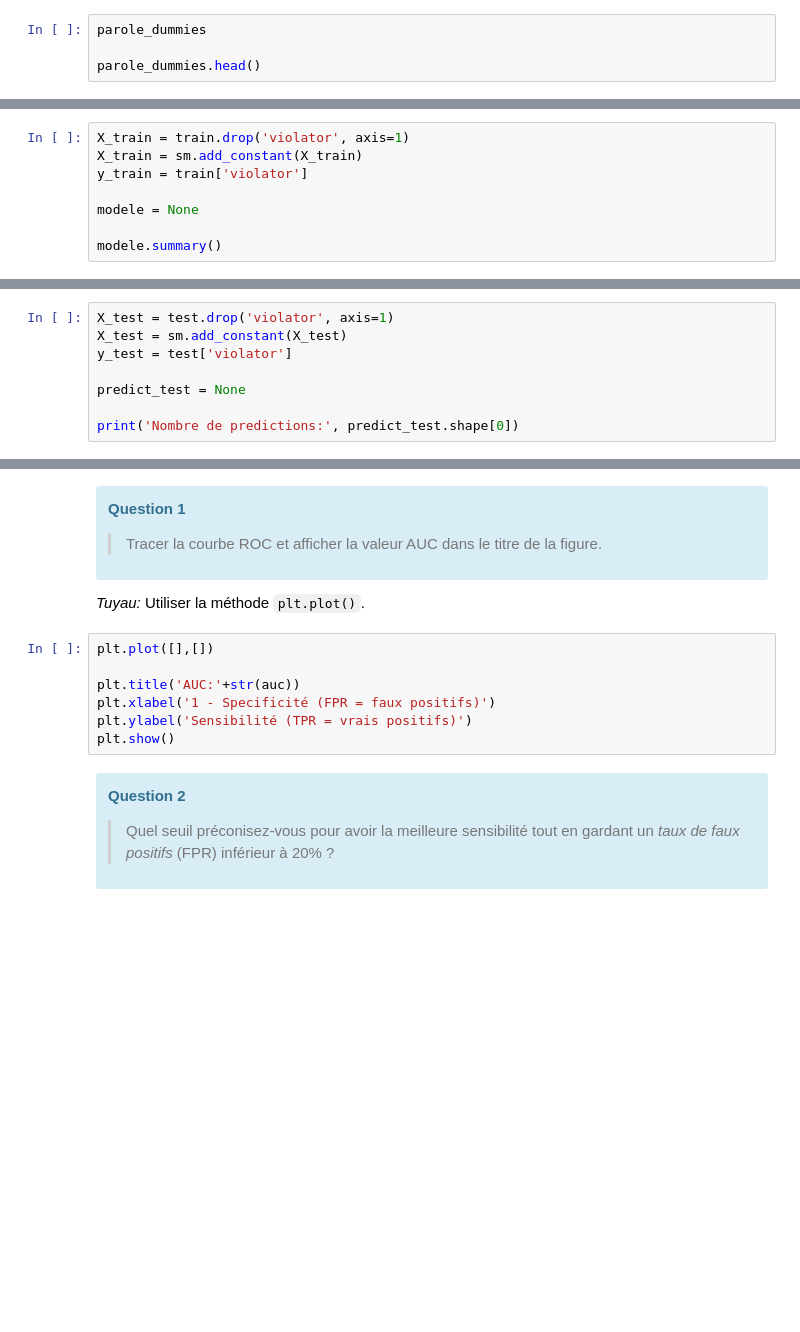
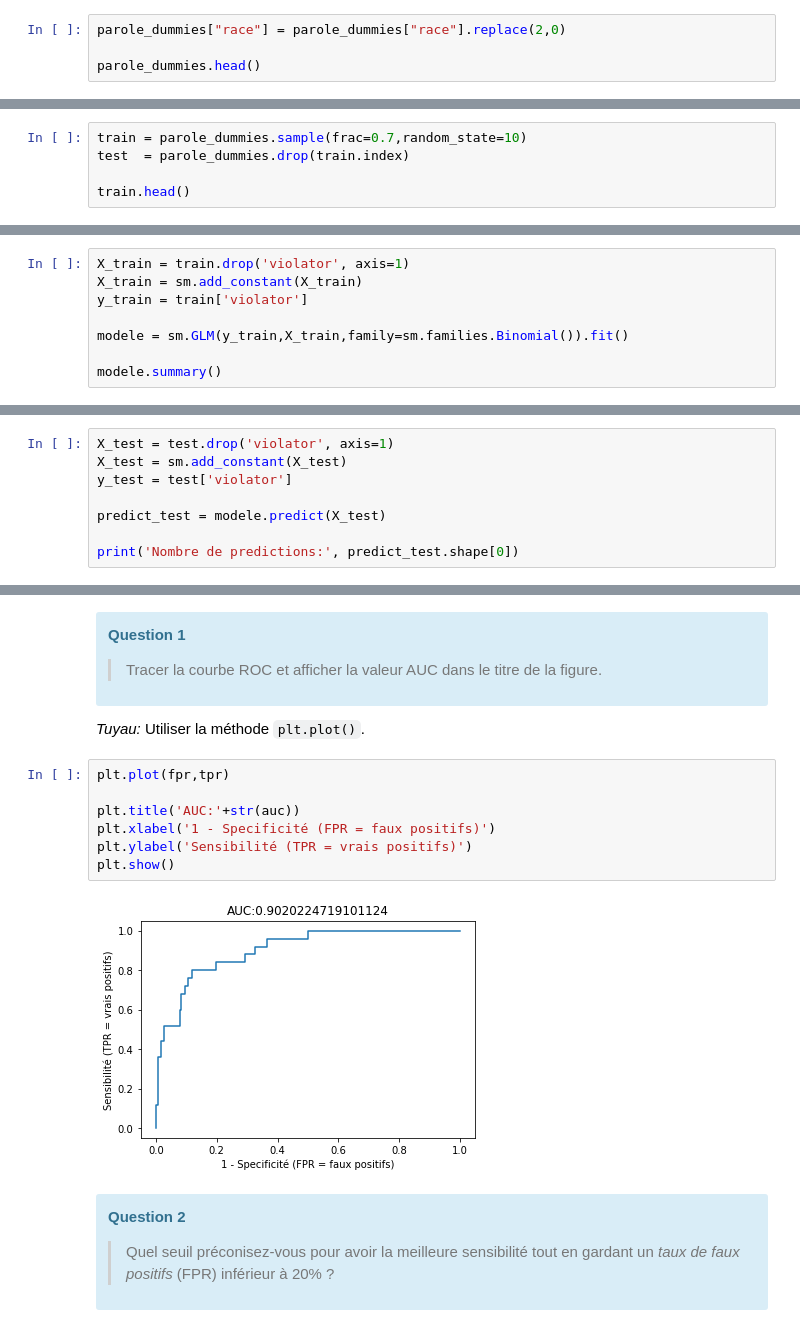
Before and after one commit to bagurb/Apprentissage_Automatique, a Jupyter notebook: TP1/TP_logistique/sujet.ipynb, the cells around one changed output, grey strips where cells are left out. Saved outputs shown, nothing was run; the diff lists cells and outputs as text; blank space fills up the shorter version.

```diff
--- a/TP1/TP_logistique/sujet.ipynb
+++ b/TP1/TP_logistique/sujet.ipynb
@@ -300,6 +330,6 @@ parole_dummies.head()
 
 *Tuyau:* Utilisez la fonction `pd.replace()`.
 # %%
-parole_dummies
+parole_dummies["race"] = parole_dummies["race"].replace(2,0)
 
 parole_dummies.head()
@@ -329,0 +362,5 @@ train.head()
+# %%
+train = parole_dummies.sample(frac=0.7,random_state=10)
+test  = parole_dummies.drop(train.index)
+
+train.head()
@@ -382,6 +431,6 @@ X_train = train.drop('violator', axis=1)
 X_train = sm.add_constant(X_train)
 y_train = train['violator']
 
-modele = None
+modele = sm.GLM(y_train,X_train,family=sm.families.Binomial()).fit()
 
 modele.summary()
@@ -540,6 +644,6 @@ X_test = test.drop('violator', axis=1)
 X_test = sm.add_constant(X_test)
 y_test = test['violator']
 
-predict_test = None
+predict_test = modele.predict(X_test)
 
 print('Nombre de predictions:', predict_test.shape[0])
@@ -755,12 +934,14 @@ auc = metrics.roc_auc_score(y_true, y_pred)
 
 *Tuyau:* Utiliser la méthode `plt.plot()`.
 # %%
-plt.plot([],[])
+plt.plot(fpr,tpr)
 
 plt.title('AUC:'+str(auc))
 plt.xlabel('1 - Specificité (FPR = faux positifs)')
 plt.ylabel('Sensibilité (TPR = vrais positifs)')
 plt.show()
+# %% [output]
+[figure, added]
 # %% [markdown]
 <div class="alert alert-info">
 
```
Also changed, not shown: parts of 43 cells of this notebook.
